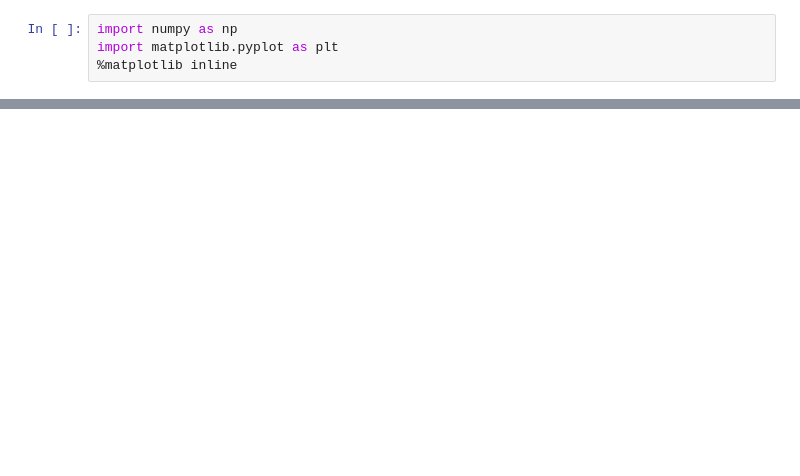
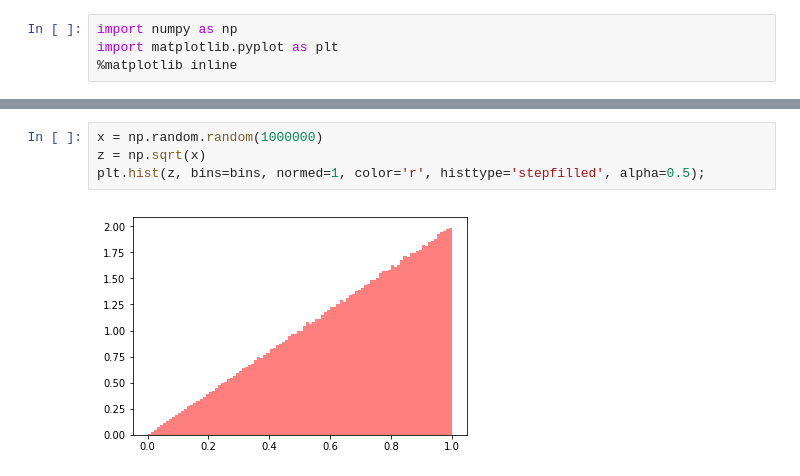
Before and after one commit to ridlo/stats_notebook, a Jupyter notebook: Joint_probability_density_function.ipynb, the cells around one changed output, grey strips where cells are left out. Saved outputs shown, nothing was run; the diff lists cells and outputs as text; blank space fills up the shorter version.

```diff
--- a/Joint_probability_density_function.ipynb
+++ b/Joint_probability_density_function.ipynb
@@ -57,0 +58,6 @@ plt.hist(z, bins=bins, normed=1, color='r', histtype='stepfilled', alpha=0.5); #
+# %%
+x = np.random.random(1000000)
+z = np.sqrt(x)
+plt.hist(z, bins=bins, normed=1, color='r', histtype='stepfilled', alpha=0.5);
+# %% [output]
+[figure, added]
```
Also changed, not shown: parts of 11 cells of this notebook, 9 other files.
